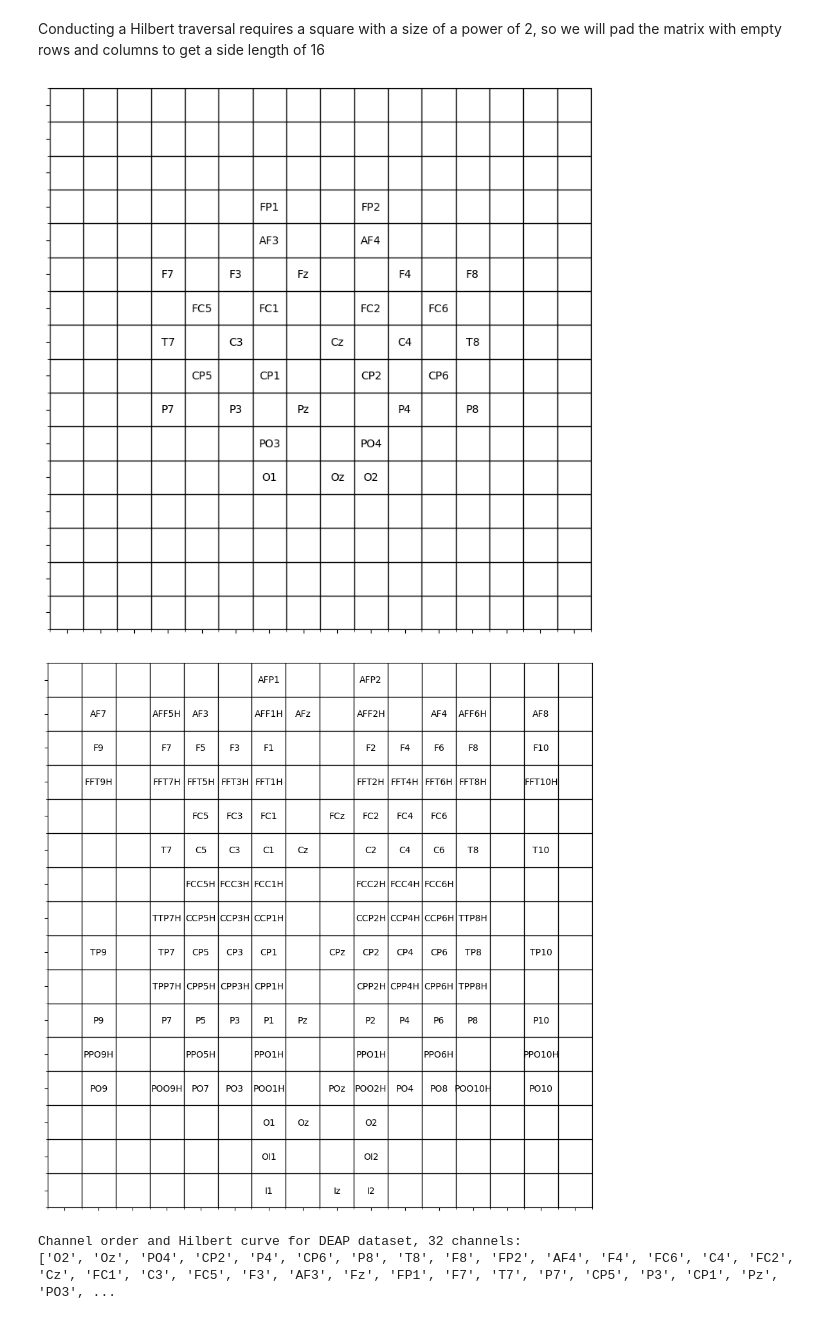
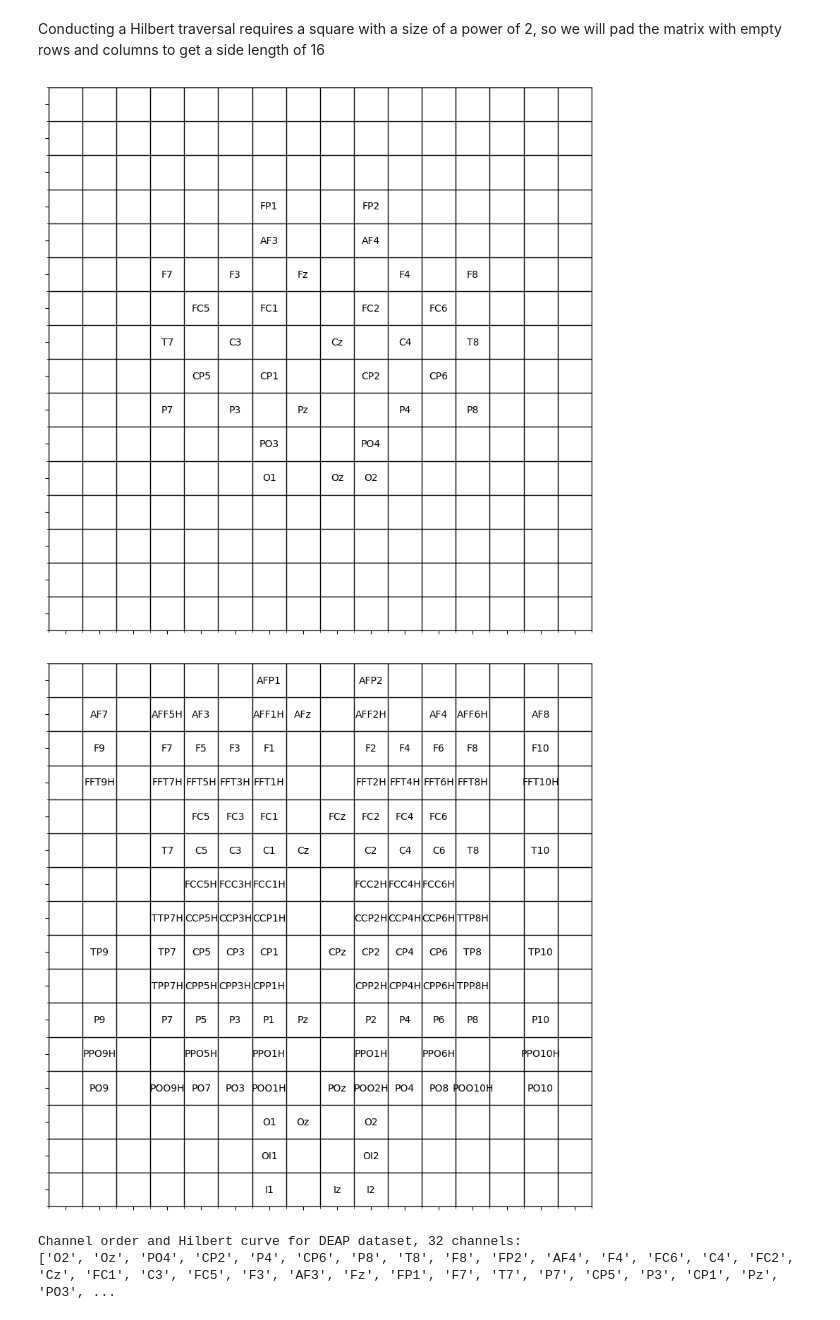
Before and after one commit to agustin-lorenzo/emotion-recognition-thesis, a Jupyter notebook: hilbert_curve.ipynb, the cells around one changed output. Cells and saved outputs as stored; diff of their text form; code cells hidden in the pictures.

Commit message:
Cleaned Hilbert curves

```diff
--- a/hilbert_curve.ipynb
+++ b/hilbert_curve.ipynb
@@ -79,34 +79,34 @@ deap_electrode_matrix = [ # 9 x 9 square matrix
     ['', '', '', '', '', '', '', '', '', '', '', '', '', '', '', ''],
 ]
 
-plot_matrix(deap_electrode_matrix, size=9)
+plot_matrix(deap_electrode_matrix, size=10)
 # %% [output]
-[figure, old version]
+[figure, new version]
 # %%
 private_electrode_matrix = [
     # e   9   e   7   5   3   1   z   2   4   6   8   e  10   e
     ['', '', '', '', '', '', 'AFP1', '', '', 'AFP2', '', '', '', '', '', ''],
     ['', 'AF7', '', 'AFF5H', 'AF3', '', 'AFF1H', 'AFz', '', 'AFF2H', '', 'AF4', 'AFF6H', '', 'AF8', ''],
     ['', 'F9', '', 'F7', 'F5', 'F3', 'F1', '', '', 'F2', 'F4', 'F6', 'F8', '', 'F10', ''],
     ['', 'FFT9H', '', 'FFT7H', 'FFT5H', 'FFT3H', 'FFT1H', '', '', 'FFT2H', 'FFT4H', 'FFT6H', 'FFT8H', '', 'FFT10H', ''],
     ['', '', '', '', 'FC5', 'FC3', 'FC1', '', 'FCz', 'FC2', 'FC4', 'FC6', '', '', '', ''],
     ['', '', '', 'T7', 'C5', 'C3', 'C1', 'Cz', '', 'C2', 'C4', 'C6', 'T8', '', 'T10', ''],
     ['', '', '', '', 'FCC5H', 'FCC3H', 'FCC1H', '', '', 'FCC2H', 'FCC4H', 'FCC6H', '', '', '', ''],
     ['', '', '', 'TTP7H', 'CCP5H', 'CCP3H', 'CCP1H', '', '', 'CCP2H', 'CCP4H', 'CCP6H', 'TTP8H', '', '', ''],
     ['', 'TP9', '', 'TP7', 'CP5', 'CP3', 'CP1', '', 'CPz', 'CP2', 'CP4', 'CP6', 'TP8', '', 'TP10', ''],
     ['', '', '', 'TPP7H', 'CPP5H', 'CPP3H', 'CPP1H', '', '', 'CPP2H', 'CPP4H', 'CPP6H', 'TPP8H', '', '', ''],
     ['', 'P9', '', 'P7', 'P5', 'P3', 'P1', 'Pz', '', 'P2', 'P4', 'P6', 'P8', '', 'P10', ''],
     ['', 'PPO9H', '', '', 'PPO5H', '', 'PPO1H', '', '', 'PPO1H', '', 'PPO6H', '', '', 'PPO10H', ''],
     ['', 'PO9', '', 'POO9H', 'PO7', 'PO3', 'POO1H', '', 'POz', 'POO2H', 'PO4', 'PO8', 'POO10H', '', 'PO10', ''],
     ['', '', '', '', '', '', 'O1', 'Oz', '', 'O2', '', '', '', '', '', ''],
     ['', '', '', '', '', '', 'OI1', '', '', 'OI2', '', '', '', '', '', ''],
     ['', '', '', '', '', '', 'I1', '', 'Iz', 'I2', '', '', '', '', '', '']
     # e   9   e   7   5   3   1   z   2   4   6   8   e  10   e
 ]
 
-plot_matrix(private_electrode_matrix, size=11)
+plot_matrix(private_electrode_matrix, size=10)
 # %% [output]
-[figure, old version]
+[figure, new version]
 # %%
 from hilbertcurve.hilbertcurve import HilbertCurve
 
```
Also changed, not shown: parts of 1 cell of this notebook.
